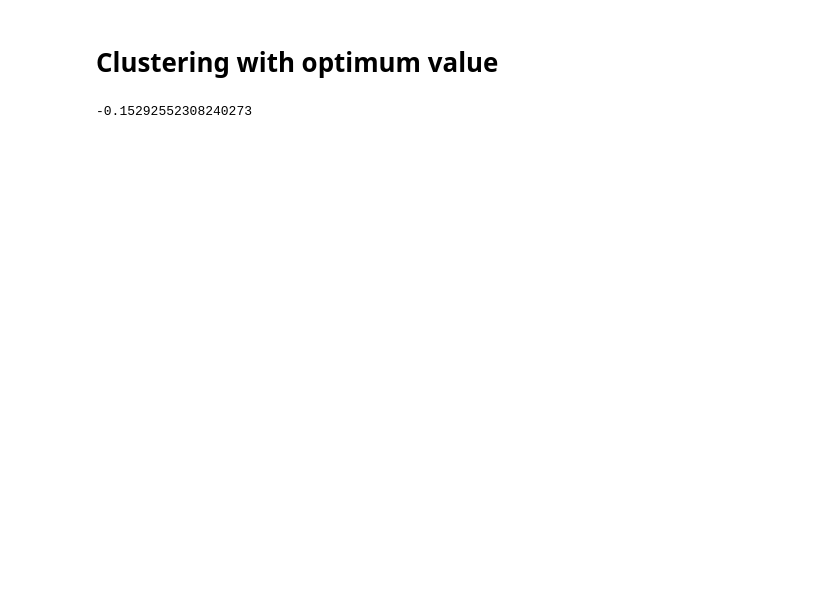
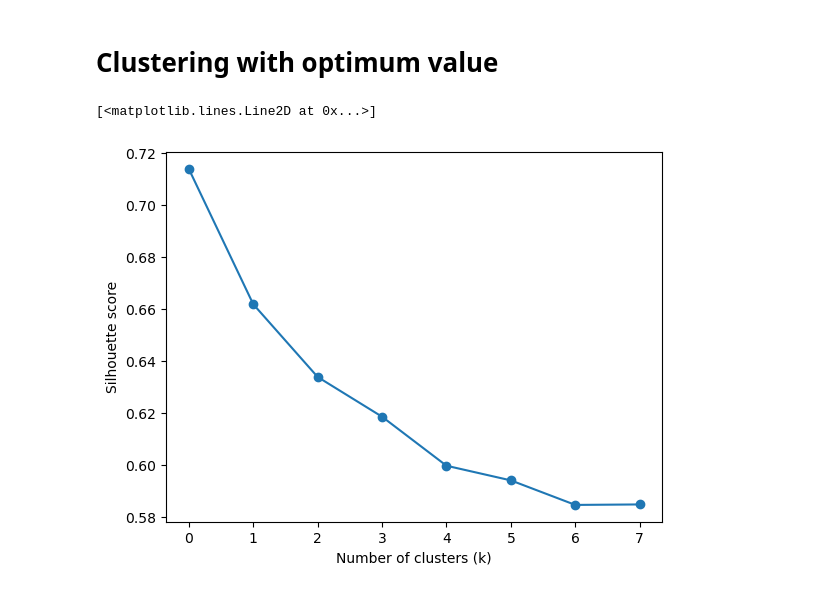
Before and after one commit to samuel23taku/ML-Spotify-Songs-Clustering, a Jupyter notebook: sample.ipynb, the cells around one changed output. Cells and saved outputs as stored; diff of their text form; code cells hidden in the pictures; blank space fills up the shorter version.

```diff
--- a/sample.ipynb
+++ b/sample.ipynb
@@ -135,10 +125,47 @@ plt.plot(silhouettes, marker='o')
 # %% [markdown]
 # Clustering with optimum value
 # %%
-pipeline = Pipeline([
-    ("scaler", RobustScaler()), ("kmeans", KMeans(n_clusters=14, random_state=42))
-])
-pipeline.fit(data_pre_transformation)
-print(silhouette_score(data_pre_transformation, pipeline.named_steps['kmeans'].labels_))
+# The PCA has 13 principal components, so Ima trim original dataset of 25 cols to 13cols
+# Variable ranking
+explained_variance_ratio = pca.explained_variance_ratio_
+# Round to 2 decimal places
+explained_variance_ratio = [round(x, 3) for x in explained_variance_ratio]
+ranked_vars_ev = sorted(zip(explained_variance_ratio, training_data.columns), reverse=True)
+
+relevant_feature_names = []
+for i in range(0,len(ranked_vars_ev)):
+    if i  != 13:
+        _,feature_name = ranked_vars_ev[i]
+        relevant_feature_names.append(feature_name)
+    else:
+        break
+
+# Transform original dataset with new PCA eigenVectors
+transformation_matrix_pca = pca.components_
+x_original_data_set = np.dot(training_data,transformation_matrix_pca.T)
+# Create dataframe with PCA transformation
+new_training_data = pd.DataFrame(x_original_data_set, columns=relevant_feature_names)
+
+# new_training_data.describe()
+new_training_data = new_training_data.loc[:,["speechiness"]]
+silhouettes = []
+for i in list(range(1, 10)):
+    pipeline = Pipeline([
+        ("scaler", RobustScaler()), ("kmeans", KMeans(n_clusters=i, random_state=42))
+    ])
+    pipeline.fit(new_training_data)
+    if i != 1:
+        silhouettes.append(silhouette_score(new_training_data, pipeline.named_steps['kmeans'].labels_))
+plt.xlabel('Number of clusters (k)')
+plt.ylabel('Silhouette score')
+plt.plot(silhouettes, marker='o')
+plt.plot(silhouettes, marker='o')
+
+# pipeline = Pipeline([
+#     ("scaler", RobustScaler()), ("kmeans", KMeans(n_clusters=14, random_state=42))
+# ])
+# pipeline.fit(data_pre_transformation)
+# print(silhouette_score(data_pre_transformation, pipeline.named_steps['kmeans'].labels_))
 # %% [output]
--0.15292552308240273
+[<matplotlib.lines.Line2D at 0x...>]
+[figure, added]
```
Also changed, not shown: parts of 2 cells of this notebook.
